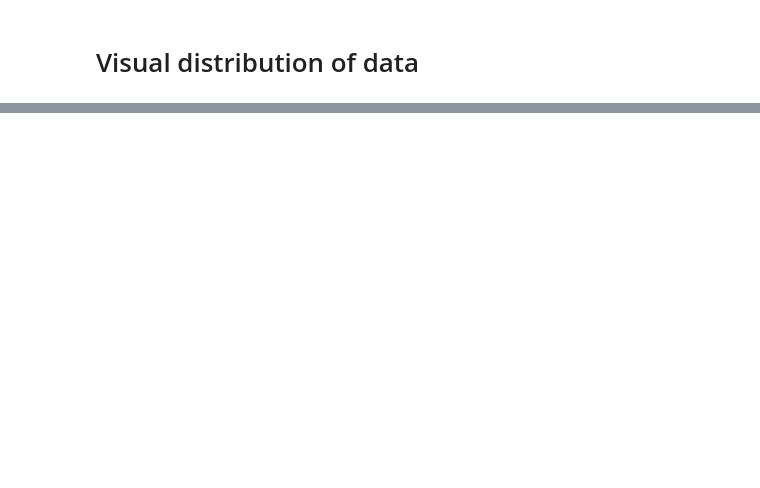
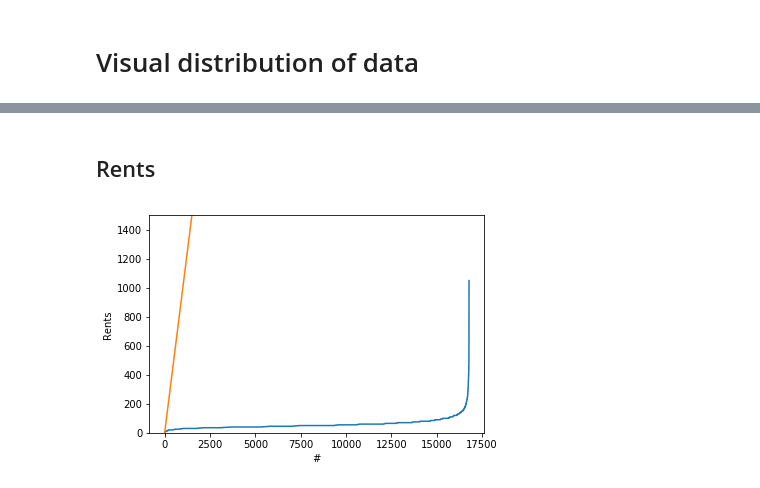
Before and after one commit to 9oelM/research-notebook, a Jupyter notebook: research.ipynb, the cells around one changed output, grey strips where cells are left out. Cells and saved outputs as stored; diff of their text form; code cells hidden in the pictures; blank space fills up the shorter version.

```diff
--- a/research.ipynb
+++ b/research.ipynb
@@ -10,0 +44,23 @@ m
+# %% [markdown]
+## Rents
+# %%
+%matplotlib inline
+
+from util import getJson
+import matplotlib.pyplot as plt
+
+data = getJson('./result.json')
+data = [[room['rent']] for room in data['array'] if room['rent']]
+data.sort()
+
+for counter, room in enumerate(data):
+    room.append(counter)
+
+plt.plot(data)
+plt.ylim(0,1500)
+plt.ylabel('Rents')
+plt.xlabel('#')
+
+plt.show()
+# %% [output]
+[figure, added]
```
Also changed, not shown: parts of 4 cells of this notebook.
